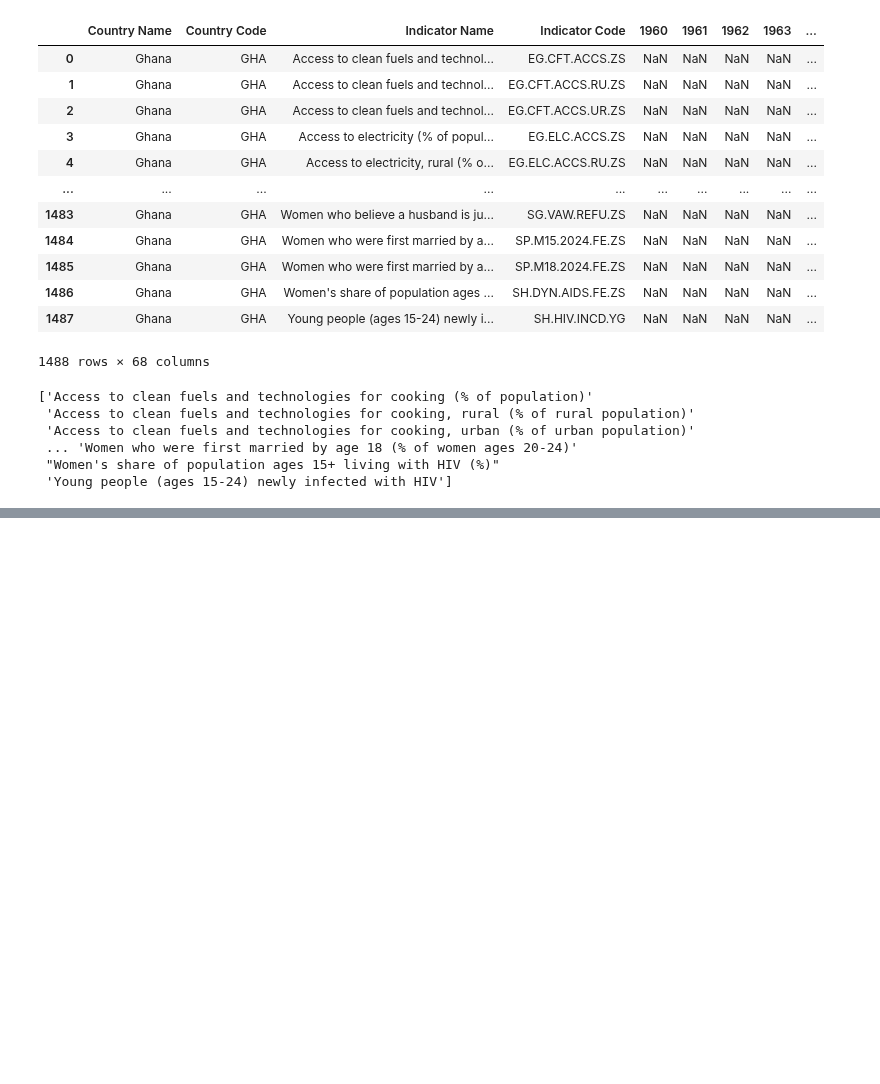
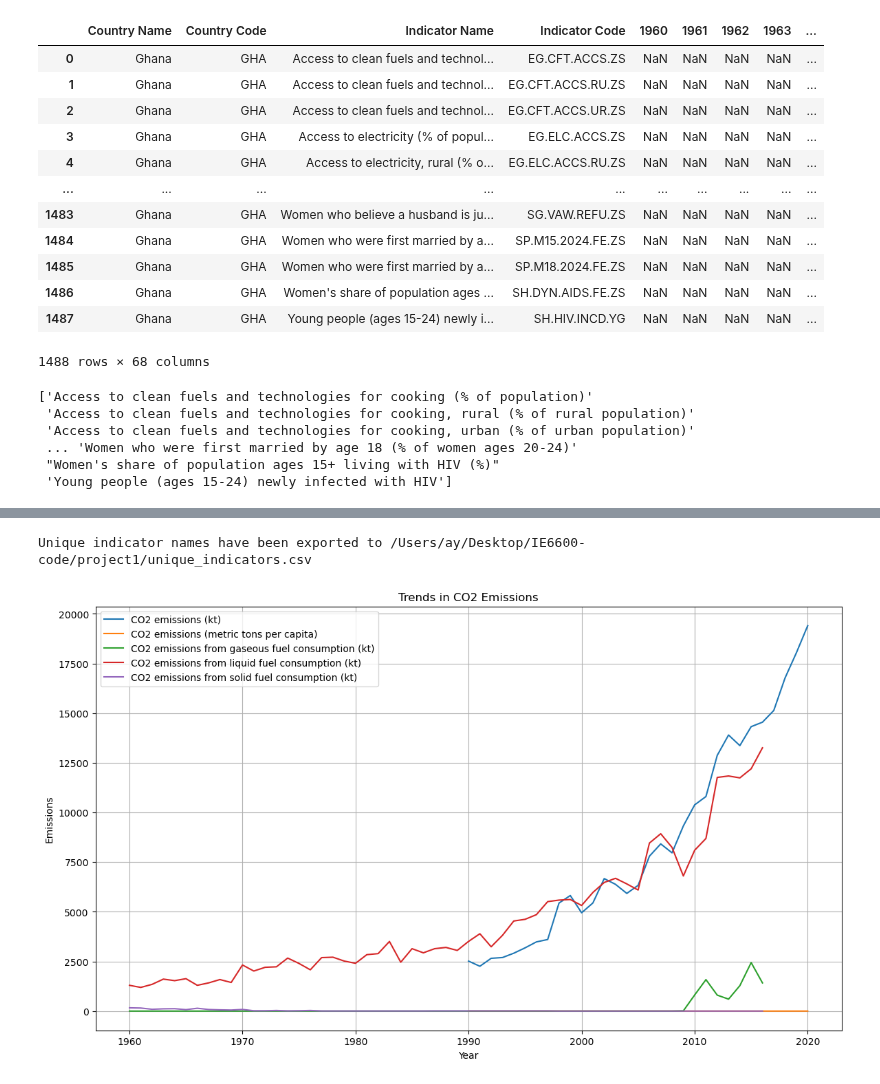
Before and after one commit to 0x1AY/IE6600, a Jupyter notebook: project1/Project1.ipynb, the cells around one changed output, grey strips where cells are left out. Cells and saved outputs as stored; diff of their text form; code cells hidden in the pictures; blank space fills up the shorter version.

```diff
--- a/project1/Project1.ipynb
+++ b/project1/Project1.ipynb
@@ -103,0 +127,56 @@ filtered_df
+# %%
+import pandas as pd
+
+# Path to the CSV file
+file_path = '/Users/ay/Desktop/IE6600-code/project1/WDI_CSV_2024_09_25/WDISeries.csv'
+
+# Read the CSV file into a DataFrame
+df = pd.read_csv(file_path)
+
+# Extract unique indicator names
+# Assuming the column containing indicator names is named 'Indicator Name'
+unique_indicators = df['Indicator Name'].unique()
+
+# Convert to DataFrame for exporting
+unique_indicators_df = pd.DataFrame(unique_indicators, columns=['Indicator Name'])
+
+# Export to a new CSV file
+output_file_path = '/Users/ay/Desktop/IE6600-code/project1/unique_indicators.csv'
+unique_indicators_df.to_csv(output_file_path, index=False)
+
+print(f'Unique indicator names have been exported to {output_file_path}')
+# %% [output]
+Unique indicator names have been exported to /Users/ay/Desktop/IE6600-code/project1/unique_indicators.csv
+# %%
+import pandas as pd
+
+import matplotlib.pyplot as plt
+
+# Load the transformed data
+file_path = '/Users/ay/Desktop/IE6600-code/project1/transformed_df3.csv'
+df = pd.read_csv(file_path)
+
+# Filter the DataFrame for relevant CO2 indicators
+co2_indicators = [
+    'CO2 emissions (kt)',
+    'CO2 emissions (metric tons per capita)',
+    'CO2 emissions from gaseous fuel consumption (kt)',
+    'CO2 emissions from liquid fuel consumption (kt)',
+    'CO2 emissions from solid fuel consumption (kt)'
+]
+
+# Plot the trends for each CO2 indicator
+plt.figure(figsize=(14, 8))
+
+for indicator in co2_indicators:
+    if indicator in df.columns:
+        plt.plot(df['Year'], df[indicator], label=indicator)
+
+plt.xlabel('Year')
+plt.ylabel('Emissions')
+plt.title('Trends in CO2 Emissions')
+plt.legend()
+plt.grid(True)
+plt.show()
+# %% [output]
+[figure, added]
```
Also changed, not shown: parts of 7 cells of this notebook, 7 other files.
